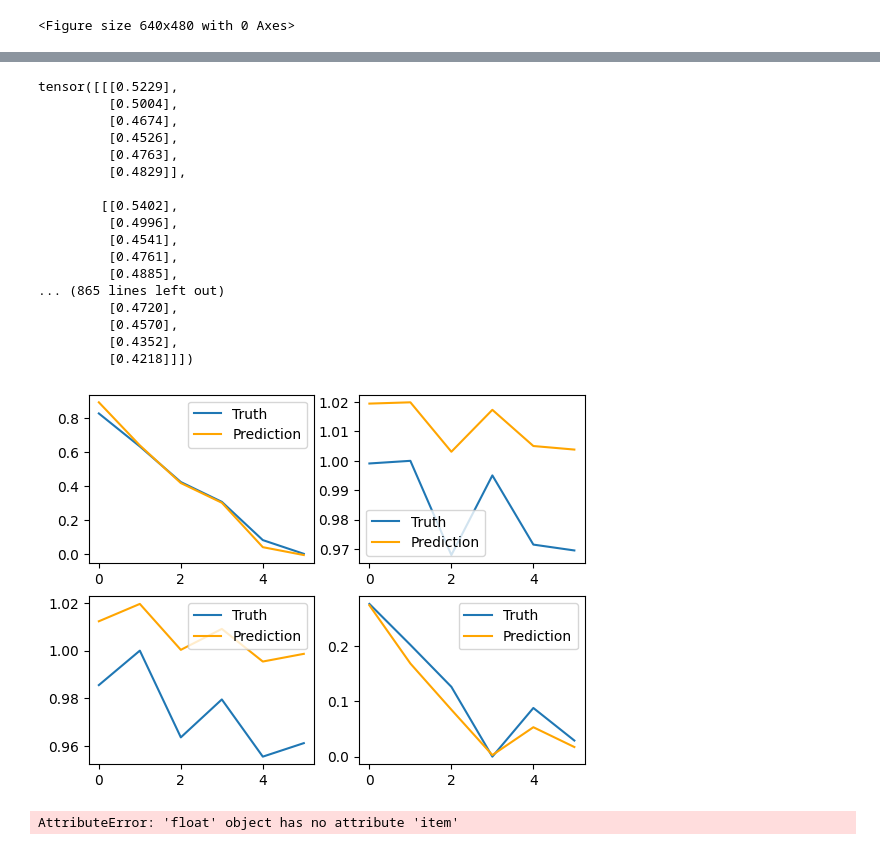
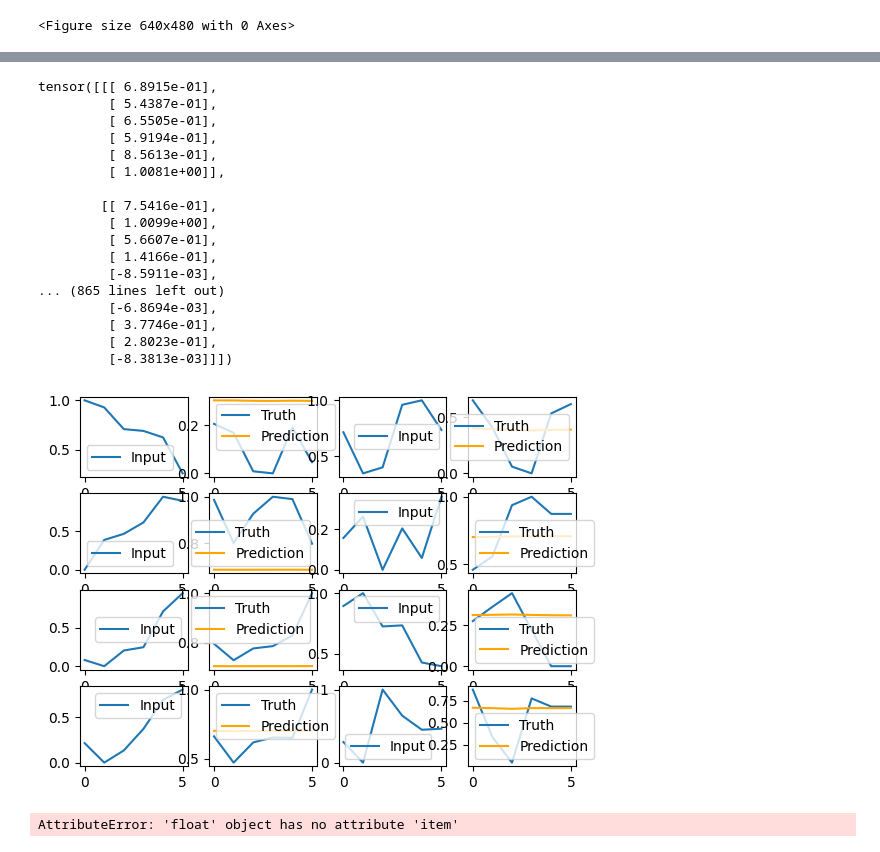
Before and after one commit to jadenseangmany/ece176-final-project, a Jupyter notebook: final-project/final-project_pytorch.ipynb, the cells around one changed output, grey strips where cells are left out. Saved outputs shown, nothing was run; the diff lists cells and outputs as text; code cells hidden in the pictures.

```diff
--- a/final-project/final-project_pytorch.ipynb
+++ b/final-project/final-project_pytorch.ipynb
@@ -363,7 +363,7 @@ class RMSLELoss(nn.Module):
 train_losses = []
 val_losses = []
 
-num_epoch = 100#1000
+num_epoch = 10#1000
 min_val_loss = 1
 data_folder = 'saved_models/'
 
@@ -490,10 +492,13 @@ plt.show()
 data_folder = 'saved_models/'
 model = torch.load(data_folder+'best.model', weights_only=False)
 
+input_plot_data = torch.empty((0, pred_length,1))
 truth_plot_data = torch.empty((0,pred_length,1))       #save data for visualization
 pred_plot_data = torch.empty((0,pred_length,1))  #save data for visualization
+input_plot_data = input_plot_data.to(device=device, dtype=dtype)
 truth_plot_data = truth_plot_data.to(device=device, dtype=dtype)
 pred_plot_data = pred_plot_data.to(device=device, dtype=dtype)
+
 
 model.eval()
 val_loss = 0
@@ -501,6 +506,7 @@ counter = 0
 for x_batch, y_batch in test_loader:
     x_batch = x_batch.to(device=device, dtype=dtype)
     y_batch = y_batch.to(device=device, dtype=dtype)
+    input_plot_data = torch.cat((input_plot_data, x_batch))
     truth_plot_data = torch.cat((truth_plot_data, y_batch))
     with torch.no_grad():
         pred = model(x_batch, y_batch, src_mask=mask, tgt_mask=mask, src_is_causal=True, tgt_is_causal=True)
@@ -512,6 +518,7 @@ for x_batch, y_batch in test_loader:
 val_loss = val_loss/counter
 print(f'Test loss: {val_loss}')
 
+input_plot_data = input_plot_data.cpu()
 truth_plot_data = truth_plot_data.cpu()
 pred_plot_data = pred_plot_data.cpu()
 # %% [output]
@@ -520,38 +527,40 @@ Test loss: 0.002352154580876231
 pred_plot_data.shape
 pred_plot_data
 # %% [output]
-tensor([[[0.5229],
-         [0.5004],
-         [0.4674],
-         [0.4526],
-         [0.4763],
-         [0.4829]],
+tensor([[[ 6.8915e-01],
+         [ 5.4387e-01],
+         [ 6.5505e-01],
+         [ 5.9194e-01],
+         [ 8.5613e-01],
+         [ 1.0081e+00]],
 
-        [[0.5402],
-         [0.4996],
-         [0.4541],
-         [0.4761],
-         [0.4885],
+        [[ 7.5416e-01],
+         [ 1.0099e+00],
+         [ 5.6607e-01],
+         [ 1.4166e-01],
+         [-8.5911e-03],
 ... (865 lines left out)
-         [0.4720],
-         [0.4570],
-         [0.4352],
-         [0.4218]]])
+         [-6.8694e-03],
+         [ 3.7746e-01],
+         [ 2.8023e-01],
+         [-8.3813e-03]]])
 # %%
 #truth_plot_data.shape
-x_count = 2
-y_count = 2
+x_count = 4
+y_count = 4
 fig, axs = plt.subplots(x_count, y_count)
 
 count = 0
 for a in range(x_count):
-    for b in range(y_count):
-        axs[a, b].plot(truth_plot_data[count])
-        axs[a, b].plot(pred_plot_data[count], 'orange')
-        axs[a, b].legend(['Truth', 'Prediction'])
+    for b in range(int(y_count/2)):
+        axs[a, b*2].plot(input_plot_data[count])
+        axs[a, b*2].legend(['Input'])
+        axs[a, b*2+1].plot(truth_plot_data[count])
+        axs[a, b*2+1].plot(pred_plot_data[count], 'orange')
+        axs[a, b*2+1].legend(['Truth', 'Prediction'])
         count = count + 1
 # %% [output]
-[figure, old version]
+[figure, new version]
 # %%
 # Plot train and test curves
 train_losses = []
```
Also changed, not shown: parts of 3 cells of this notebook, 5 other files.
